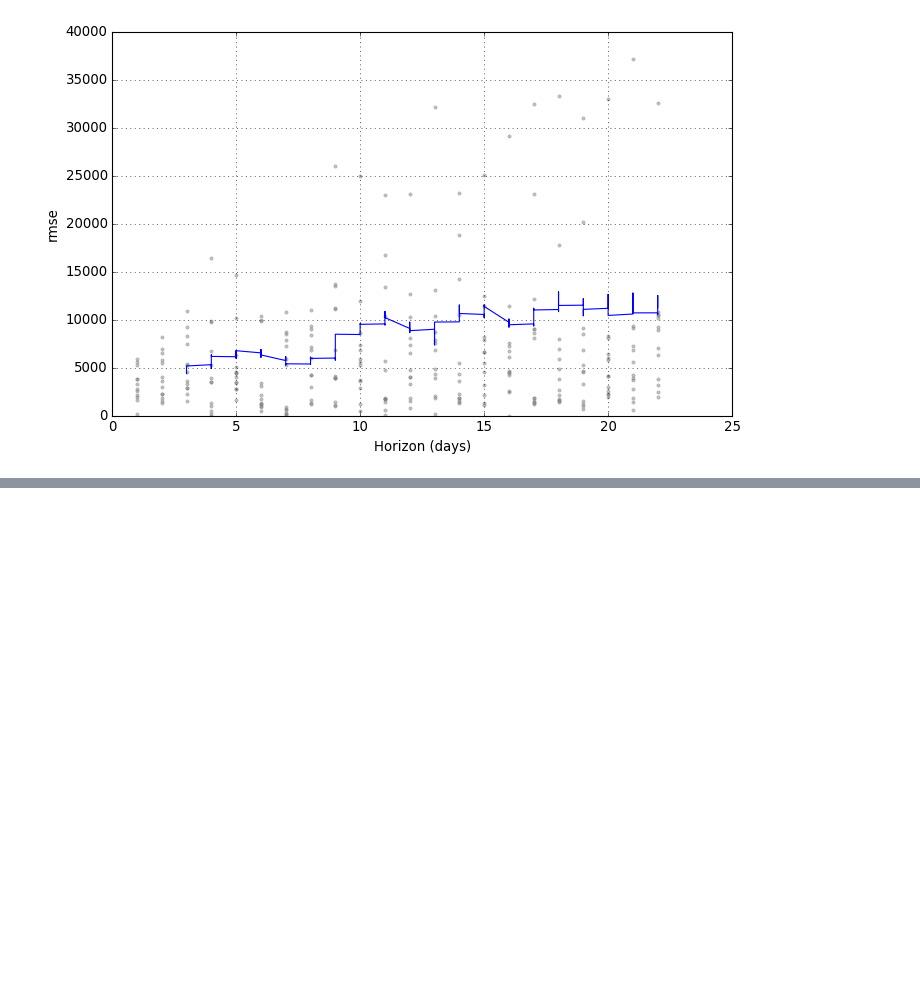
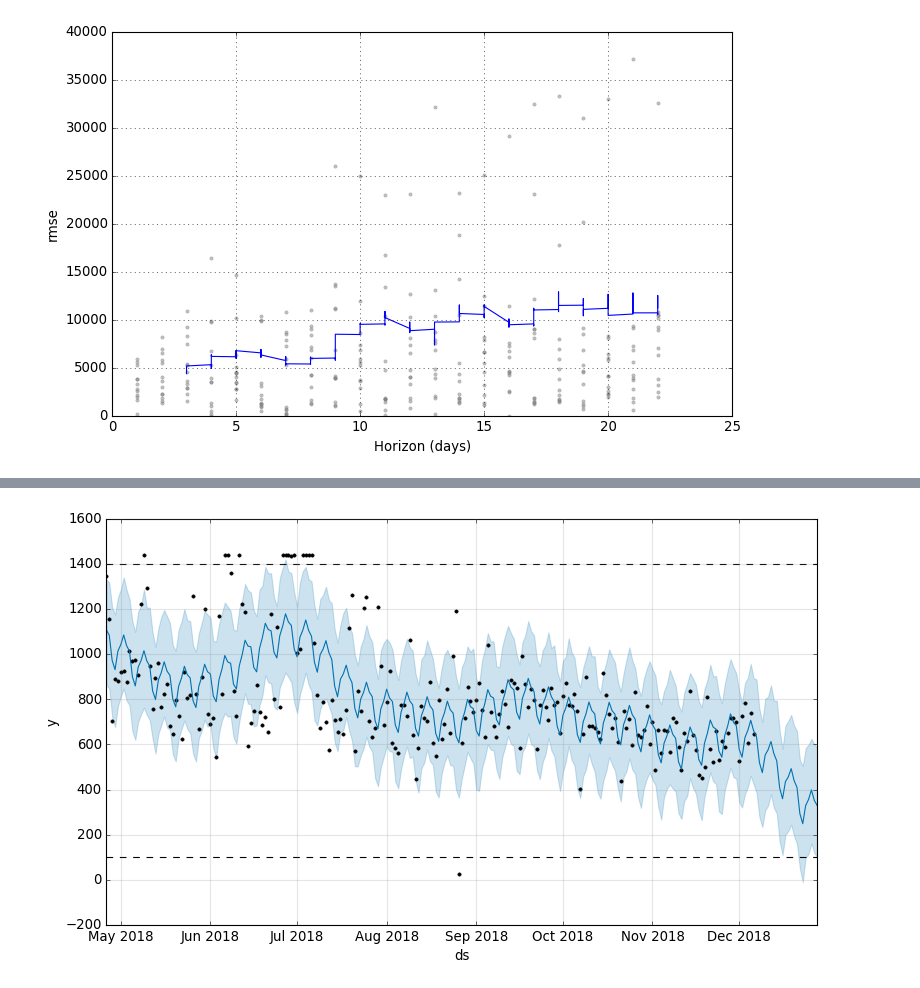
Before and after one commit to time-series-project-ncj/time_series_proj, a Jupyter notebook: Chad_time-series-experimenting.ipynb, the cells around one changed output, grey strips where cells are left out. Drawn from its saved outputs; the diff is of its cells as text; code cells hidden in the pictures; blank space fills up the shorter version.

```diff
--- a/Chad_time-series-experimenting.ipynb
+++ b/Chad_time-series-experimenting.ipynb
@@ -644,0 +679,5 @@ fig3 = plot_cross_validation_metric(df_cv, metric='rmse')
+# %%
+df3['cap'] = 1400
+df3['floor'] = 100
+m = Prophet(daily_seasonality=True, growth='logistic', changepoint_range=0.9,yearly_seasonality=True)
+m.fit(df3)
@@ -644,0 +688,7 @@ fig3 = plot_cross_validation_metric(df_cv, metric='rmse')
+# %%
+future = m.make_future_dataframe(periods=22)
+future['cap'] = 1400
+future['floor'] = 100
+print(future.head())
+print(future.tail())
+print(df3.tail())
@@ -644,0 +718,3 @@ fig3 = plot_cross_validation_metric(df_cv, metric='rmse')
+# %%
+forecast = m.predict(future)
+forecast[['ds', 'yhat', 'yhat_lower', 'yhat_upper']].tail(58)
@@ -644,0 +764,4 @@ fig3 = plot_cross_validation_metric(df_cv, metric='rmse')
+# %%
+fig1 = m.plot(forecast)
+# %% [output]
+[figure, added]
```
Also changed, not shown: parts of 46 cells of this notebook.
